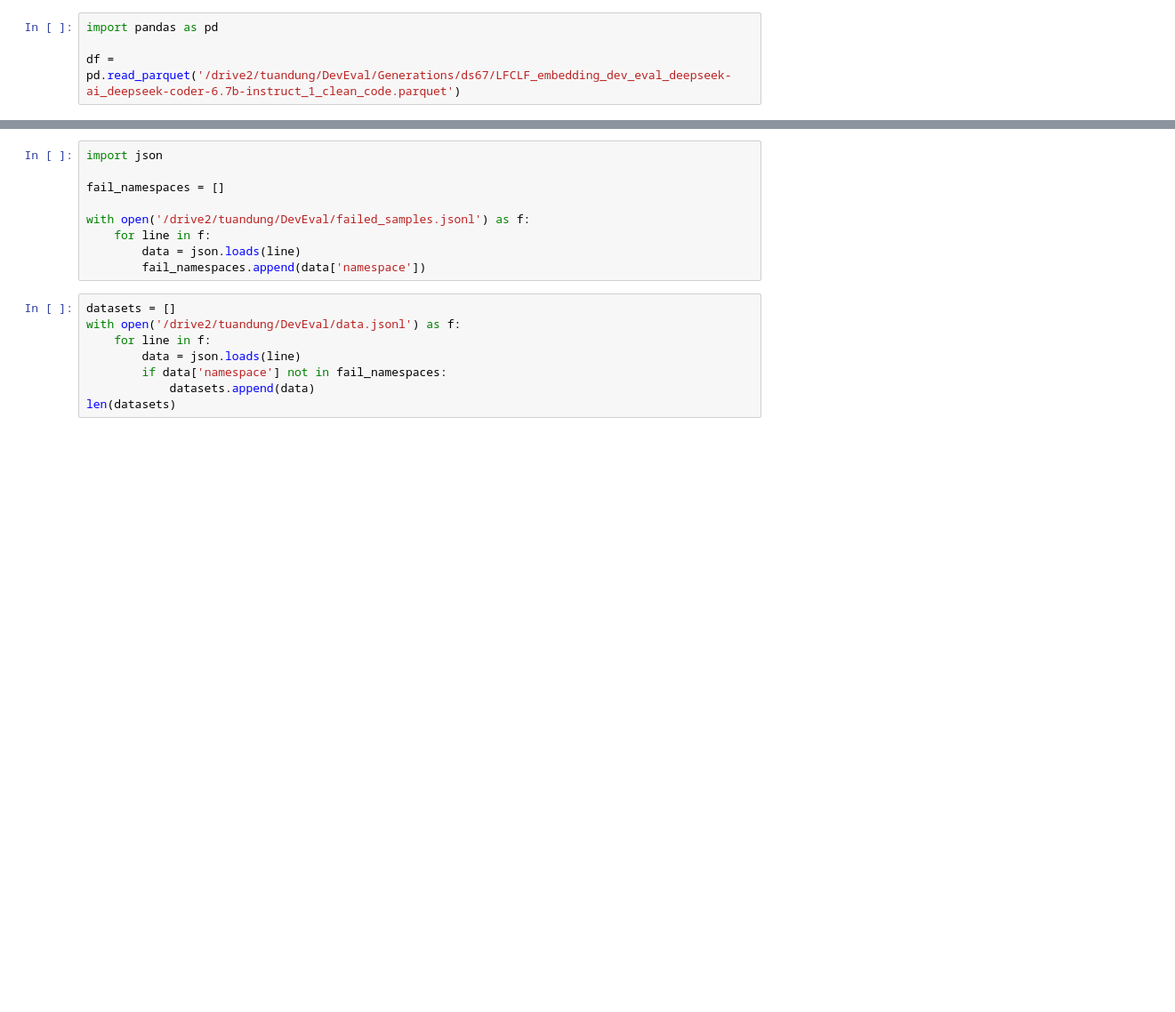
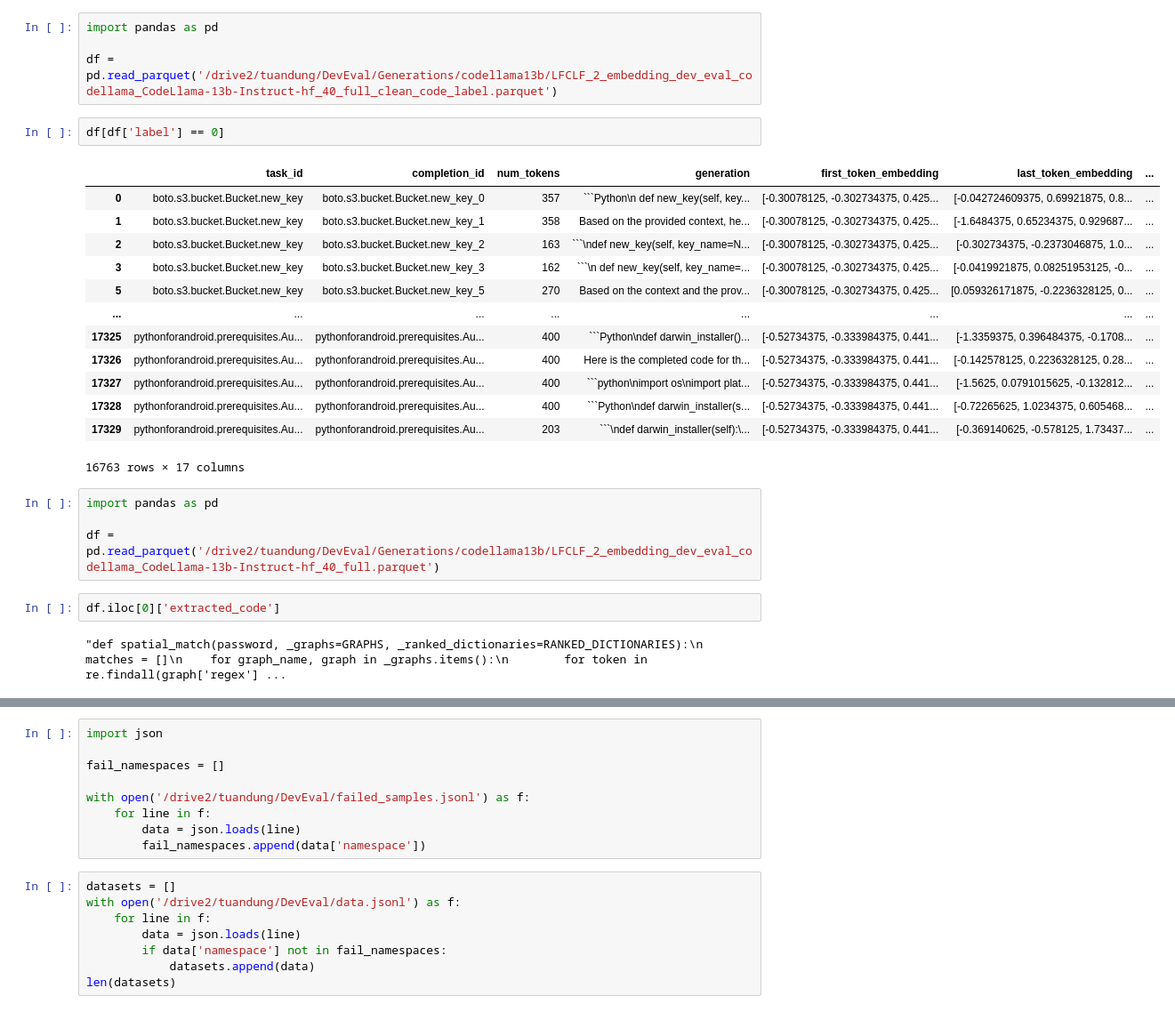
Before and after one commit to zhaospei/DevEval_replication, a Jupyter notebook: playground.ipynb, the cells around one changed output, grey strips where cells are left out. Shown at 89% size. Saved outputs shown, nothing was run; the diff lists cells and outputs as text; blank space fills up the shorter version.

````diff
--- a/playground.ipynb
+++ b/playground.ipynb
@@ -1,5 +1,29 @@
 # %%
 import pandas as pd
 
-df = pd.read_parquet('/drive2/tuandung/DevEval/Generations/ds67/LFCLF_embedding_dev_eval_deepseek-ai_deepseek-coder-6.7b-instruct_1_clean_code.parquet')
+df = pd.read_parquet('/drive2/tuandung/DevEval/Generations/codellama13b/LFCLF_2_embedding_dev_eval_codellama_CodeLlama-13b-Instruct-hf_40_full_clean_code_label.parquet')
+# %%
+df[df['label'] == 0]
+# %% [output]
+|  | task_id | completion_id | num_tokens | generation | first_token_embedding | last_token_embedding | ... |
+| 0 | boto.s3.bucket.Bucket.new_key | boto.s3.bucket.Bucket.new_key_0 | 357 | ```Python\n def new_key(self, key... | [-0.30078125, -0.302734375, 0.425... | [-0.042724609375, 0.69921875, 0.8... | ... |
+| 1 | boto.s3.bucket.Bucket.new_key | boto.s3.bucket.Bucket.new_key_1 | 358 | Based on the provided context, he... | [-0.30078125, -0.302734375, 0.425... | [-1.6484375, 0.65234375, 0.929687... | ... |
+| 2 | boto.s3.bucket.Bucket.new_key | boto.s3.bucket.Bucket.new_key_2 | 163 | ```\ndef new_key(self, key_name=N... | [-0.30078125, -0.302734375, 0.425... | [-0.302734375, -0.2373046875, 1.0... | ... |
+| 3 | boto.s3.bucket.Bucket.new_key | boto.s3.bucket.Bucket.new_key_3 | 162 | ```\n def new_key(self, key_name=... | [-0.30078125, -0.302734375, 0.425... | [-0.0419921875, 0.08251953125, -0... | ... |
+| 5 | boto.s3.bucket.Bucket.new_key | boto.s3.bucket.Bucket.new_key_5 | 270 | Based on the context and the prov... | [-0.30078125, -0.302734375, 0.425... | [0.059326171875, -0.2236328125, 0... | ... |
+| ... | ... | ... | ... | ... | ... | ... | ... |
+| 17325 | pythonforandroid.prerequisites.Au... | pythonforandroid.prerequisites.Au... | 400 | ```Python\ndef darwin_installer()... | [-0.52734375, -0.333984375, 0.441... | [-1.3359375, 0.396484375, -0.1708... | ... |
+| 17326 | pythonforandroid.prerequisites.Au... | pythonforandroid.prerequisites.Au... | 400 | Here is the completed code for th... | [-0.52734375, -0.333984375, 0.441... | [-0.142578125, 0.2236328125, 0.28... | ... |
+| 17327 | pythonforandroid.prerequisites.Au... | pythonforandroid.prerequisites.Au... | 400 | ```python\nimport os\nimport plat... | [-0.52734375, -0.333984375, 0.441... | [-1.5625, 0.0791015625, -0.132812... | ... |
+| 17328 | pythonforandroid.prerequisites.Au... | pythonforandroid.prerequisites.Au... | 400 | ```Python\ndef darwin_installer(s... | [-0.52734375, -0.333984375, 0.441... | [-0.72265625, 1.0234375, 0.605468... | ... |
+| 17329 | pythonforandroid.prerequisites.Au... | pythonforandroid.prerequisites.Au... | 203 | ```\ndef darwin_installer(self):\... | [-0.52734375, -0.333984375, 0.441... | [-0.369140625, -0.578125, 1.73437... | ... |
+16763 rows × 17 columns
+# %%
+import pandas as pd
+
+df = pd.read_parquet('/drive2/tuandung/DevEval/Generations/codellama13b/LFCLF_2_embedding_dev_eval_codellama_CodeLlama-13b-Instruct-hf_40_full.parquet')
+# %%
+df.iloc[0]['extracted_code']
+# %% [output]
+"def spatial_match(password, _graphs=GRAPHS, _ranked_dictionaries=RANKED_DICTIONARIES):\n    matches = []\n    for graph_name, graph in _graphs.items():\n        for token in re.findall(graph['regex'] ...
 # %%
````
Also changed, not shown: parts of 2 cells of this notebook, 2 other files.
